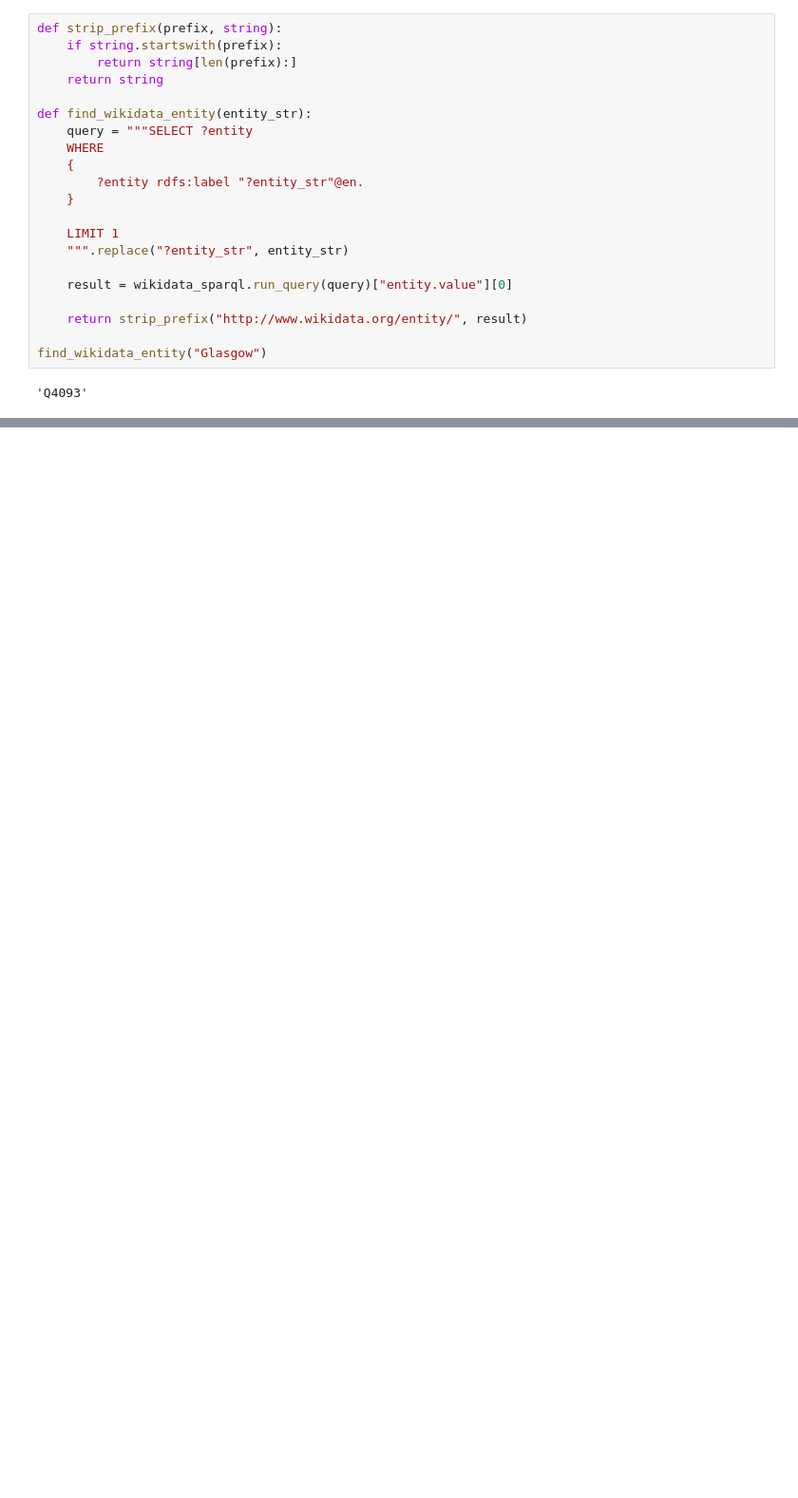
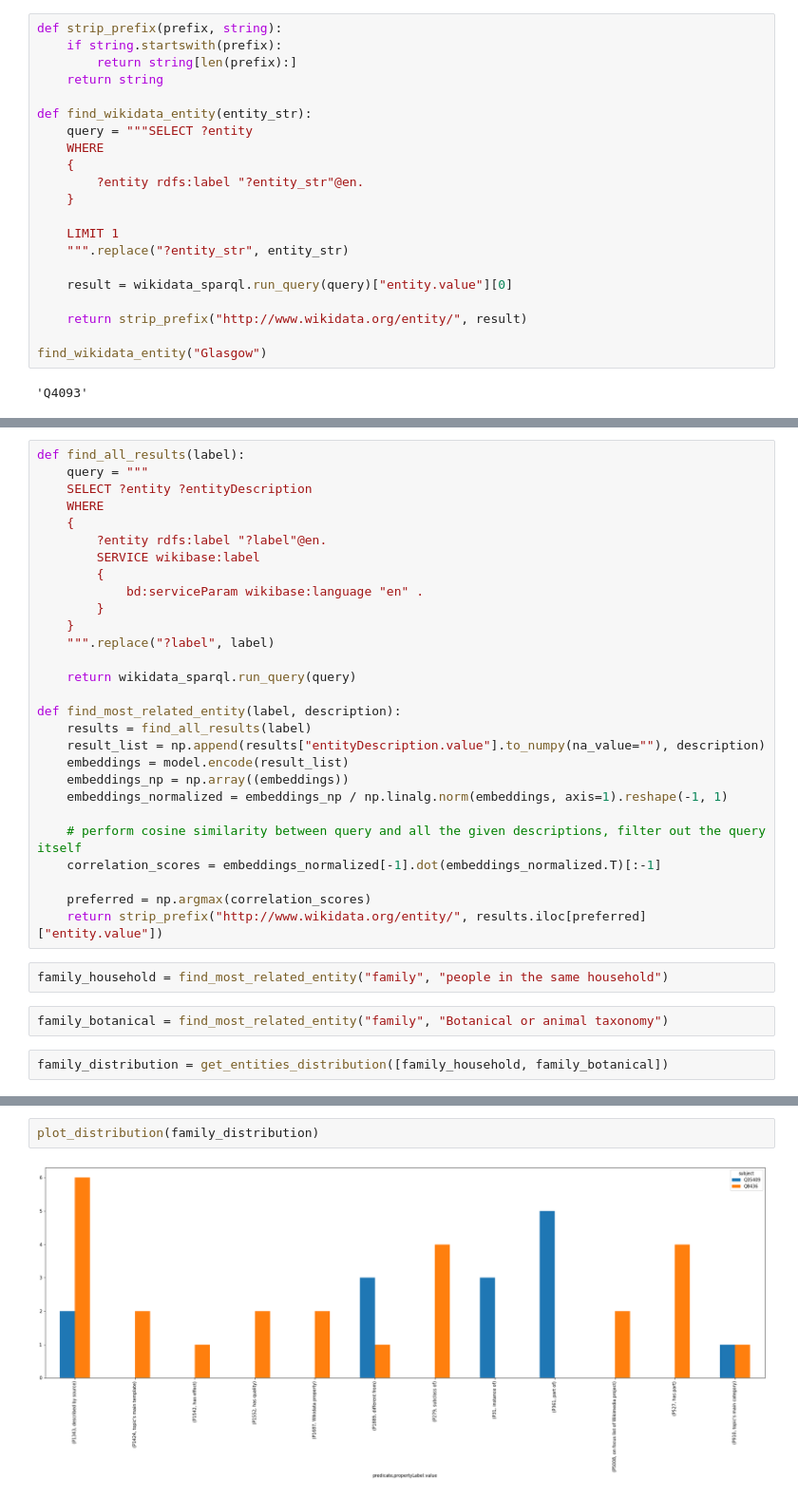
Before and after one commit to erolm-a/colla-framework, a Jupyter notebook: notebooks/WikidataTuples.ipynb, the cells around one changed output, grey strips where cells are left out. Shown at 95% size. Cells and saved outputs as stored; diff of their text form; blank space fills up the shorter version.

```diff
--- a/notebooks/WikidataTuples.ipynb
+++ b/notebooks/WikidataTuples.ipynb
@@ -187,0 +342,34 @@ Dataset Q42.json already downloaded. Skipping...
+# %%
+def find_all_results(label):
+    query = """
+    SELECT ?entity ?entityDescription
+    WHERE
+    {
+        ?entity rdfs:label "?label"@en.
+        SERVICE wikibase:label
+        {
+            bd:serviceParam wikibase:language "en" .
+        }
+    }
+    """.replace("?label", label)
+
+    return wikidata_sparql.run_query(query)
+
+def find_most_related_entity(label, description):
+    results = find_all_results(label)
+    result_list = np.append(results["entityDescription.value"].to_numpy(na_value=""), description)
+    embeddings = model.encode(result_list)
+    embeddings_np = np.array((embeddings))
+    embeddings_normalized = embeddings_np / np.linalg.norm(embeddings, axis=1).reshape(-1, 1)
+
+    # perform cosine similarity between query and all the given descriptions, filter out the query itself
+    correlation_scores = embeddings_normalized[-1].dot(embeddings_normalized.T)[:-1]
+
+    preferred = np.argmax(correlation_scores)
+    return strip_prefix("http://www.wikidata.org/entity/", results.iloc[preferred]["entity.value"])
+# %%
+family_household = find_most_related_entity("family", "people in the same household")
+# %%
+family_botanical = find_most_related_entity("family", "Botanical or animal taxonomy")
+# %%
+family_distribution = get_entities_distribution([family_household, family_botanical])
@@ -187,0 +384,4 @@ Dataset Q42.json already downloaded. Skipping...
+# %%
+plot_distribution(family_distribution)
+# %% [output]
+[figure, added]
```
Also changed, not shown: parts of 16 cells of this notebook, 1 other file.
